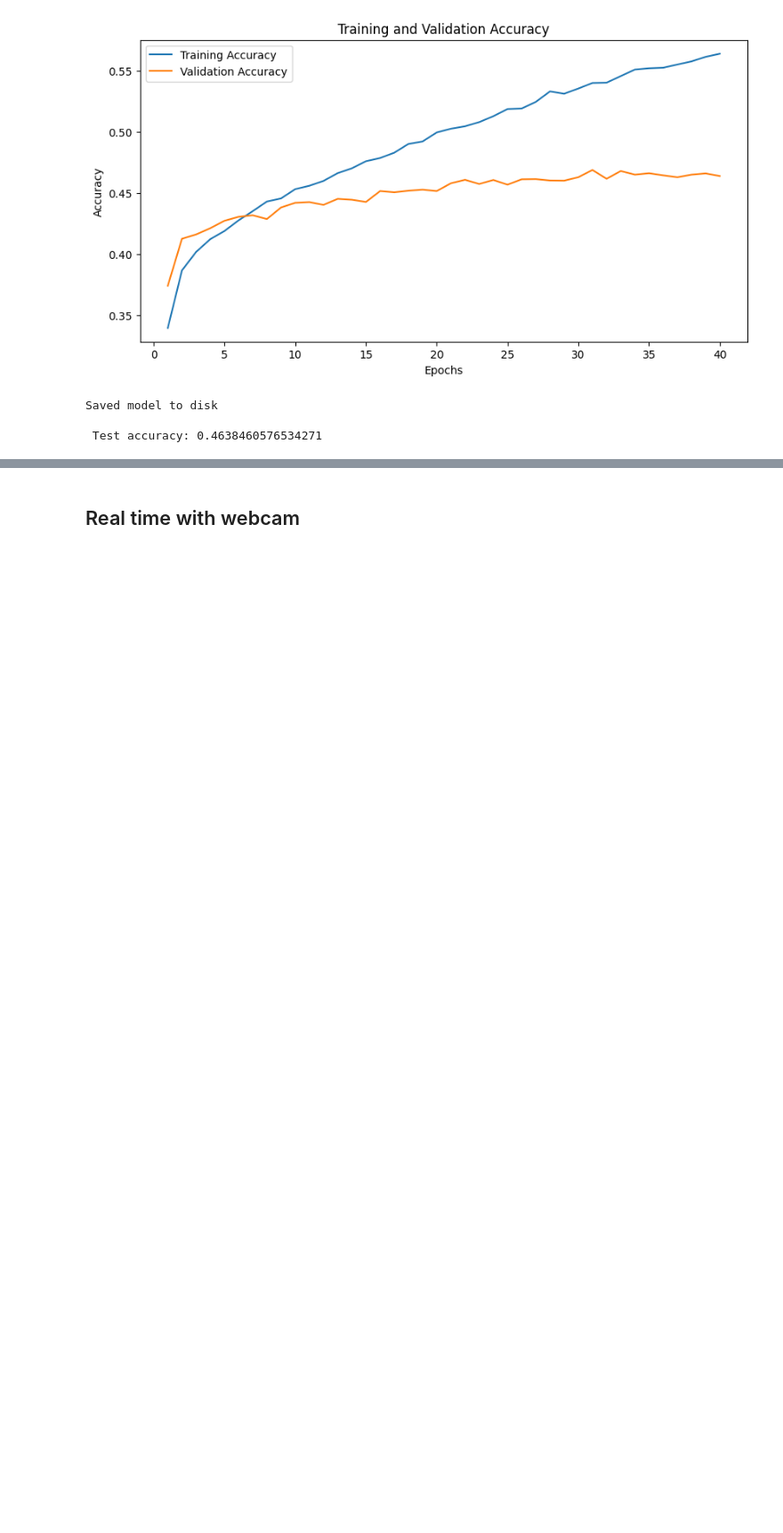
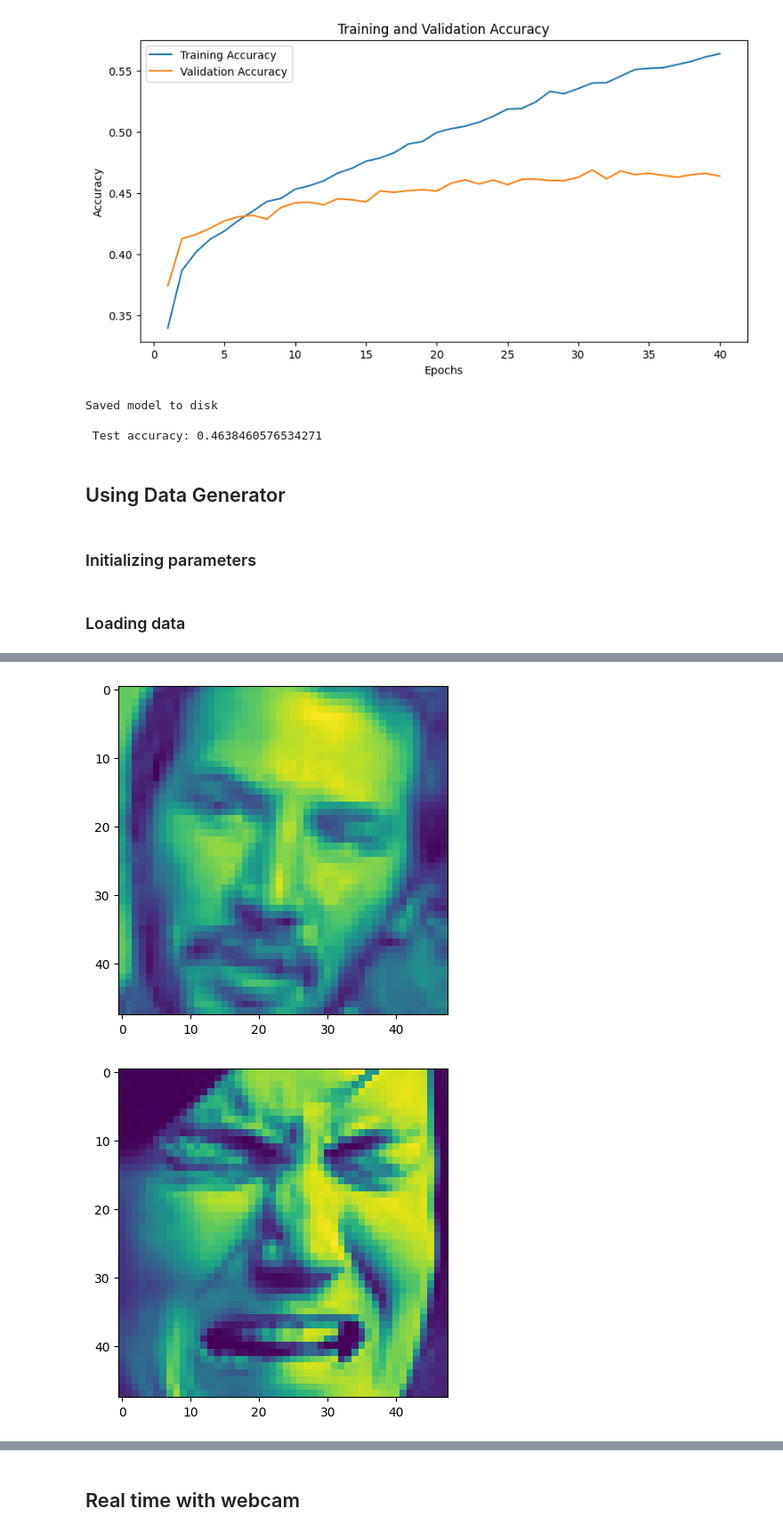
Before and after one commit to AryaKoureshi/Emotion-Detection, a Jupyter notebook: EmotionDetection.ipynb, the cells around one changed output, grey strips where cells are left out. Shown at 89% size. Cells and saved outputs as stored; diff of their text form; code cells hidden in the pictures; blank space fills up the shorter version.

```diff
--- a/EmotionDetection.ipynb
+++ b/EmotionDetection.ipynb
@@ -59,7 +59,7 @@ Requirement already satisfied: aggdraw>=1.3.11 in /usr/local/lib/python3.10/dist
 # parameters
 numClasses = 6
 height = 48
-weight = 48
+width = 48
 batchSize = 64
 # %% [markdown]
 ## Loading data
@@ -93,7 +94,7 @@ for temp in ["angry", "fearful", "happy", "neutral", "sad", "surprised"]:
     for x in images:
        image = cv2.imread(x, cv2.IMREAD_GRAYSCALE)
        image = image / 255
-       image = trans.resize(image,(height,weight))
+       image = trans.resize(image,(height,width))
        y_train.append(label)
        x_train.append(image)
 
@@ -103,7 +104,7 @@ for temp in ["angry", "fearful", "happy", "neutral", "sad", "surprised"]:
     for x in images:
        image = cv2.imread(x, cv2.IMREAD_GRAYSCALE)
        image = image / 255
-       image = trans.resize(image,(height,weight))
+       image = trans.resize(image,(height,width))
        y_test.append(label)
        x_test.append(image)
     if cnt <= numClasses:
@@ -409,7 +410,7 @@ for temp in ["angry", "fearful", "happy", "neutral", "sad", "surprised"]:
     for x in images:
        image = cv2.imread(x)
        image = image / 255
-       image = trans.resize(image,(height,weight))
+       image = trans.resize(image,(height,width))
        y_train.append(label)
        x_train.append(image)
 
@@ -419,7 +420,7 @@ for temp in ["angry", "fearful", "happy", "neutral", "sad", "surprised"]:
     for x in images:
        image = cv2.imread(x)
        image = image / 255
-       image = trans.resize(image,(height,weight))
+       image = trans.resize(image,(height,width))
        y_test.append(label)
        x_test.append(image)
     if cnt <= numClasses:
@@ -432,8 +433,8 @@ x_train = np.array(x_train)
 y_train = np.array(y_train)
 x_test = np.array(x_test)
 y_test = np.array(y_test)
-x_train = np.reshape(x_train, (len(x_train), height, weight, 3))
-x_test = np.reshape(x_test, (len(x_test), height, weight, 3))
+x_train = np.reshape(x_train, (len(x_train), height, width, 3))
+x_test = np.reshape(x_test, (len(x_test), height, width, 3))
 y_train= to_categorical(y_train, num_classes=numClasses)
 y_test = to_categorical(y_test, num_classes=numClasses)
 # %% [output]
@@ -553,3 +554,63 @@ print('\n', 'Test accuracy:', score[1])
 Saved model to disk
 
  Test accuracy: 0.4638460576534271
+# %% [markdown]
+## Using Data Generator
+# %% [markdown]
+### Initializing parameters
+# %%
+# parameters
+numClasses = 7
+height = 48
+width = 48
+batchSize = 64
+# %% [markdown]
+### Loading data
+# %%
+# loading data
+x_train = []
+y_train = []
+x_test = []
+y_test = []
+
+cnt = 0
+for temp in ["angry", "fearful", "happy", "neutral", "sad", "surprised", "disgusted"]:
+    if temp == "angry":
+        label = 0
+    elif temp == "fearful":
+        label = 1
+    elif temp == "happy":
+        label = 2
+    elif temp == "neutral":
+        label = 3
+    elif temp == "sad":
+        label = 4
+    elif temp == "surprised":
+        label = 5
+    elif temp == "disgusted":
+        label = 6
+
+    path = "/content/train/{}/".format(temp)
+    images = glob.glob(path + "*.png")
+    images.sort()
+    for x in images:
+       image = cv2.imread(x, cv2.IMREAD_GRAYSCALE)
+       image = image / 255
+       image = trans.resize(image,(height,width))
+       y_train.append(label)
+       x_train.append(image)
+
+    path = "/content/test/{}/".format(temp)
+    images = glob.glob(path + "*.png")
+    images.sort()
+    for x in images:
+       image = cv2.imread(x, cv2.IMREAD_GRAYSCALE)
+       image = image / 255
+       image = trans.resize(image,(height,width))
+       y_test.append(label)
+       x_test.append(image)
+    if cnt <= numClasses:
+      plt.figure()
+      plt.imshow(image)
+    cnt += 1
+# %% [output]
@@ -555,0 +622,2 @@ Saved model to disk
+[figure, added]
+[figure, added]
```
Also changed, not shown: parts of 26 cells of this notebook.
